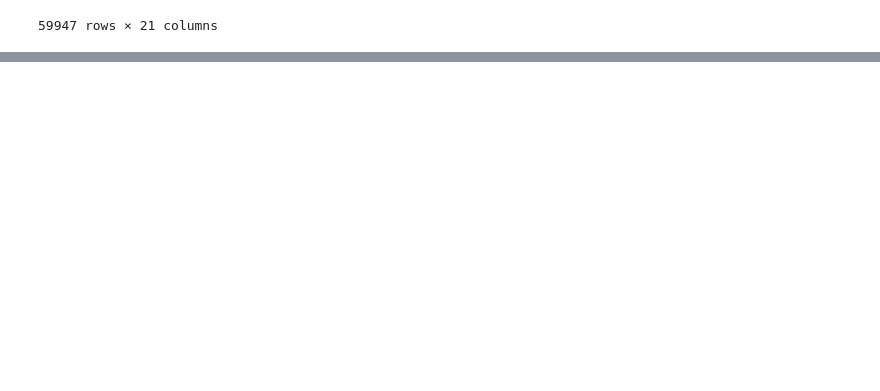
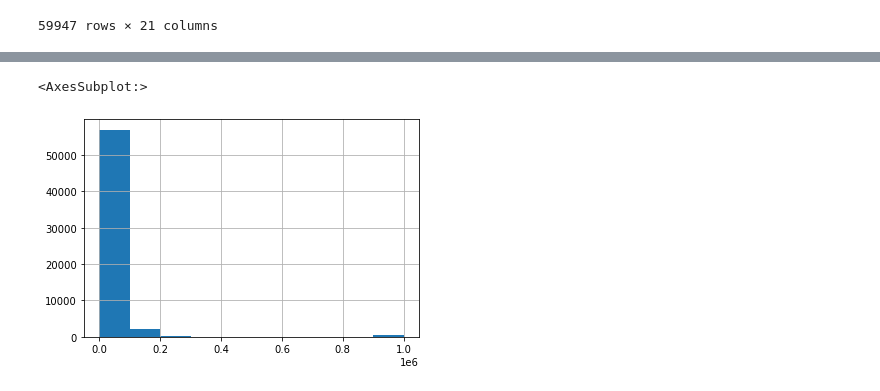
Before and after one commit to LironOhana/Final_Project, a Jupyter notebook: Untitled1.ipynb, the cells around one changed output, grey strips where cells are left out. Cells and saved outputs as stored; diff of their text form; code cells hidden in the pictures; blank space fills up the shorter version.

```diff
--- a/Untitled1.ipynb
+++ b/Untitled1.ipynb
@@ -89,0 +127,6 @@ plt.show()
+# %%
+# sns.regplot(x='age', y='drugs', data=okcupid_df)c
+okcupid_df['income'].hist()
+# %% [output]
+<AxesSubplot:>
+[figure, added]
```
Also changed, not shown: parts of 8 cells of this notebook.
